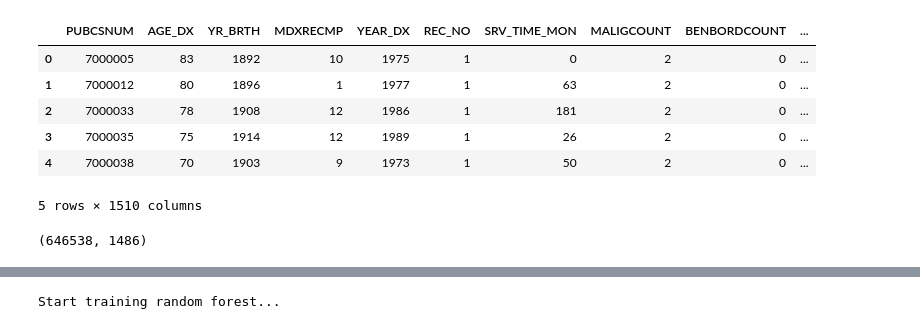
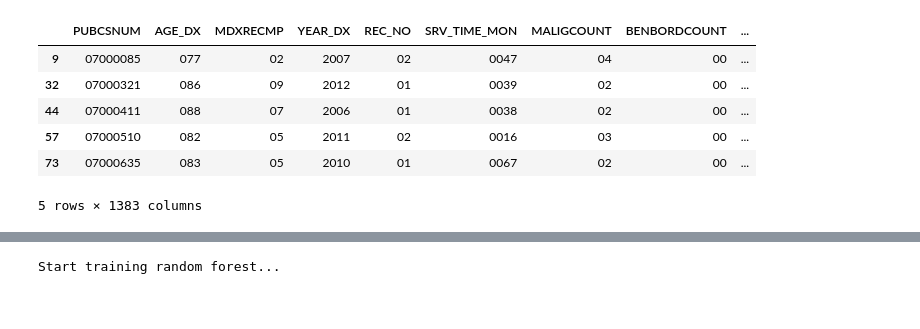
Before and after one commit to junginpark13/seer, a Jupyter notebook: seer/05_simple_model.ipynb, the cells around one changed output, grey strips where cells are left out. Cells and saved outputs as stored; diff of their text form; code cells hidden in the pictures.

```diff
--- a/seer/05_simple_model.ipynb
+++ b/seer/05_simple_model.ipynb
@@ -15,65 +17,16 @@ from sklearn.metrics import confusion_matrix
 
 from utils import plot_confusion_matrix
 # %%
-filename = '/Users/junginpark/data/SEER_1973_2015_TEXTDATA/incidence/csv/COLRECT_converted.pickle'
+filename = 'output/COLRECT_filtered.pickle'
 
-df = pd.read_pickle(filename)
+df_filtered = pd.read_pickle(filename)
 
-df.head()
+df_filtered.head()
 # %% [output]
-|  | PUBCSNUM | AGE_DX | YR_BRTH | MDXRECMP | YEAR_DX | REC_NO | SRV_TIME_MON | MALIGCOUNT | BENBORDCOUNT | ... |
-| 0 | 7000005 | 83 | 1892 | 10 | 1975 | 1 | 0 | 2 | 0 | ... |
-| 1 | 7000012 | 80 | 1896 | 1 | 1977 | 1 | 63 | 2 | 0 | ... |
-| 2 | 7000033 | 78 | 1908 | 12 | 1986 | 1 | 181 | 2 | 0 | ... |
-| 3 | 7000035 | 75 | 1914 | 12 | 1989 | 1 | 26 | 2 | 0 | ... |
-| 4 | 7000038 | 70 | 1903 | 9 | 1973 | 1 | 50 | 2 | 0 | ... |
+|  | PUBCSNUM | AGE_DX | MDXRECMP | YEAR_DX | REC_NO | SRV_TIME_MON | MALIGCOUNT | BENBORDCOUNT | ... |
+| 9 | 07000085 | 077 | 02 | 2007 | 02 | 0047 | 04 | 00 | ... |
+| 32 | 07000321 | 086 | 09 | 2012 | 01 | 0039 | 02 | 00 | ... |
+| 44 | 07000411 | 088 | 07 | 2006 | 01 | 0038 | 02 | 00 | ... |
+| 57 | 07000510 | 082 | 05 | 2011 | 02 | 0016 | 03 | 00 | ... |
+| 73 | 07000635 | 083 | 05 | 2010 | 01 | 0067 | 02 | 00 | ... |
-5 rows × 1510 columns
+5 rows × 1383 columns
-# %%
-# Filter
-
-df_filtered = df
-
-if 'MAR_STAT__9' in df_filtered.columns:
-    df_filtered = df_filtered.loc[df_filtered['MAR_STAT__9'] == 0]
-if 'RACE1V__99' in df_filtered.columns:
-    df_filtered = df_filtered.loc[df_filtered['RACE1V__99'] == 0]
-if 'AGE_DX' in df_filtered.columns:
-    df_filtered = df_filtered.loc[df_filtered['AGE_DX'] != 999]
-if 'SEQ_NUM__99' in df_filtered.columns:
-    df_filtered = df_filtered.loc[df_filtered['SEQ_NUM__99'] == 0]
-if 'SEQ_NUM__88' in df_filtered.columns:
-    df_filtered = df_filtered.loc[df_filtered['SEQ_NUM__88'] == 0]
-if 'LATERAL__9' in df_filtered.columns:
-    df_filtered = df_filtered.loc[df_filtered['LATERAL__9'] == 0]
-if 'GRADE__9' in df_filtered.columns:
-    df_filtered = df_filtered.loc[df_filtered['GRADE__9'] == 0]
-if 'DX_CONF__9' in df_filtered.columns:
-    df_filtered = df_filtered.loc[df_filtered['DX_CONF__9'] == 0]
-if 'NO_SURG__0' in df_filtered.columns:
-    df_filtered = df_filtered.loc[df_filtered['NO_SURG__0'] == 1]
-if 'AGE_1REC__99' in df_filtered.columns:
-    df_filtered = df_filtered.loc[df_filtered['AGE_1REC__99'] == 0]
-if 'RAC_RECA__9' in df_filtered.columns:
-    df_filtered = df_filtered.loc[df_filtered['RAC_RECA__9'] == 0]
-if 'RAC_RECY__9' in df_filtered.columns:
-    df_filtered = df_filtered.loc[df_filtered['RAC_RECY__9'] == 0]
-if 'HST_STGA__9' in df_filtered.columns:
-    df_filtered = df_filtered.loc[df_filtered['HST_STGA__9'] == 0]
-if 'SRV_TIME_MON' in df_filtered.columns:
-    df_filtered = df_filtered.loc[df_filtered['SRV_TIME_MON'] != 9999]
-if 'MALIGCOUNT' in df_filtered.columns:
-    df_filtered = df_filtered.loc[df_filtered['MALIGCOUNT'] != 99]
-if 'BENBORDCOUNT' in df_filtered.columns:
-    df_filtered = df_filtered.loc[df_filtered['BENBORDCOUNT'] != 99]
-
-to_exclude = ['MAR_STAT__9', 'RACE1V__99', 'YR_BRTH', 'SEQ_NUM__99', 'SEQ_NUM__88',
-              'LATERAL__9', 'GRADE__9', 'DX_CONF__9', 'AGE_1REC__99',
-              'ICCC3WHO', 'ICCC3XWHO', 'RAC_RECA__9', 'RAC_RECY__9', 'HST_STGA__9',
-              'SRV_TIME_MON_FLAG__0', 'SRV_TIME_MON_FLAG__1', 'SRV_TIME_MON_FLAG__2',
-              'SRV_TIME_MON_FLAG__3', 'SRV_TIME_MON_FLAG__8'] + ['NO_SURG__' + str(x) for x in range(10)]
-to_exclude = list(set(df_filtered.columns).intersection(set(to_exclude)))
-df_filtered = df_filtered.drop(columns=to_exclude, axis=1)
-
-df_filtered.shape
-# %% [output]
-(646538, 1486)
```
Also changed, not shown: parts of 17 cells of this notebook, 5 other files.
